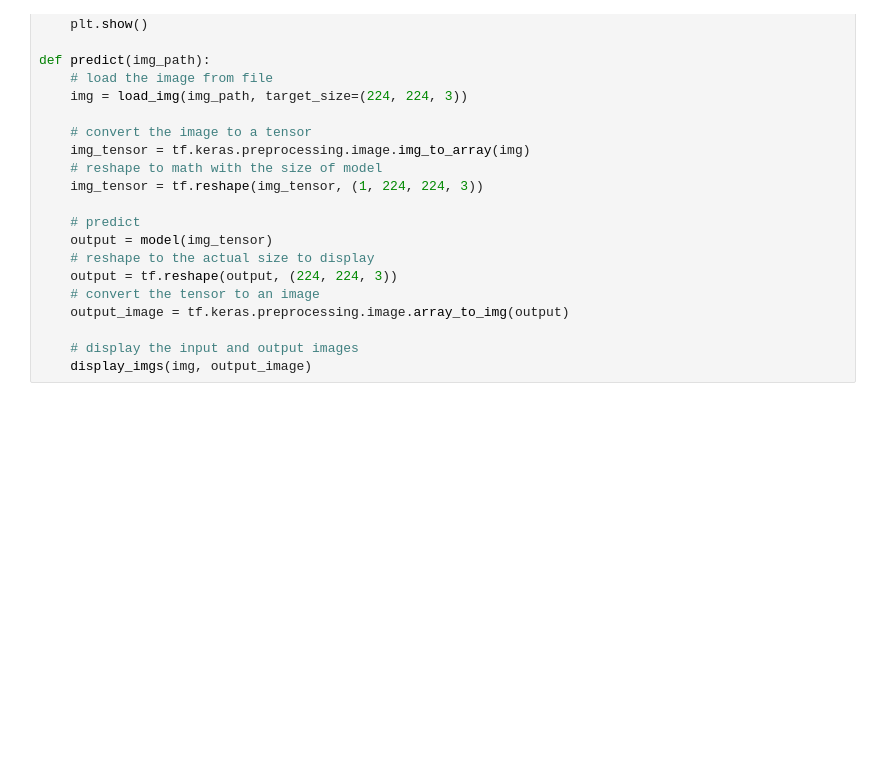
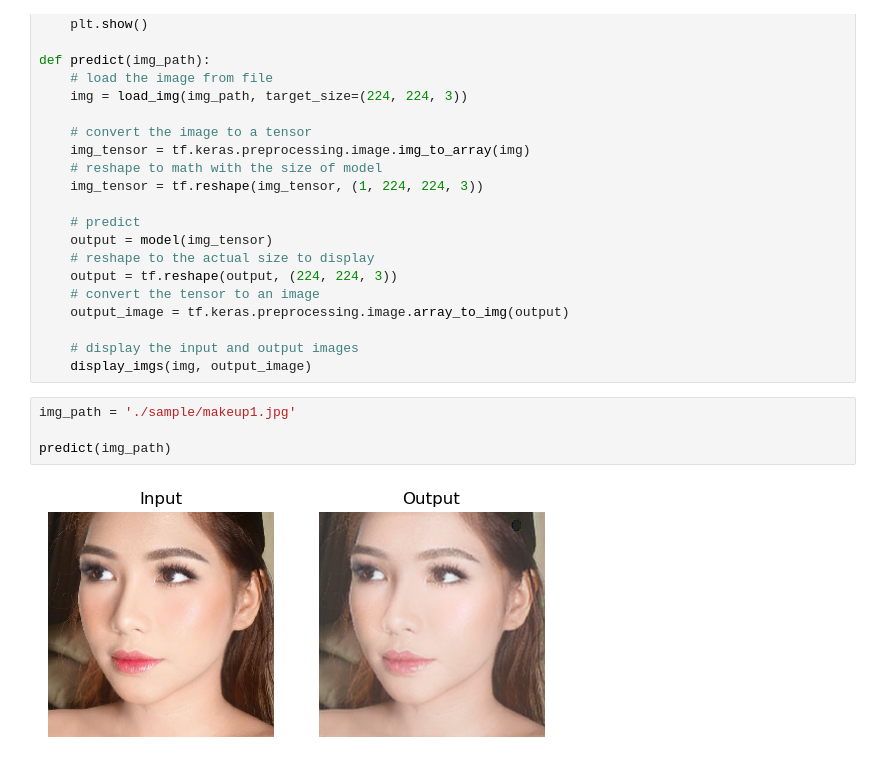
Before and after one commit to bmd1905/De-makeup, a Jupyter notebook: predict.ipynb, the cells around one changed output. Drawn from its saved outputs; the diff is of its cells as text; blank space fills up the shorter version.

```diff
--- a/predict.ipynb
+++ b/predict.ipynb
@@ -54,6 +64,12 @@ def predict(img_path):
 
     # display the input and output images
     display_imgs(img, output_image)
+# %%
+img_path = './sample/makeup1.jpg'
+
+predict(img_path)
+# %% [output]
+[figure, added]
 # %%
 img_path = './sample/makeup2.jpg'
 
```
Also changed, not shown: parts of 8 cells of this notebook, 21 other files.
